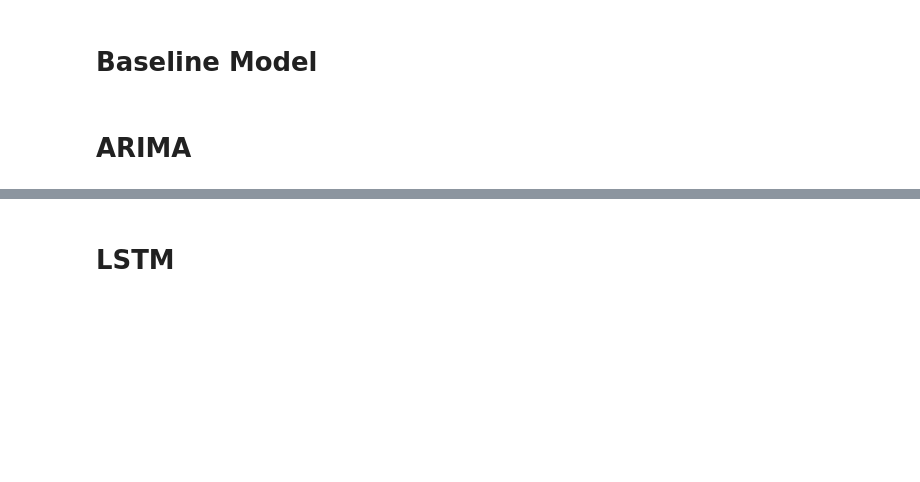
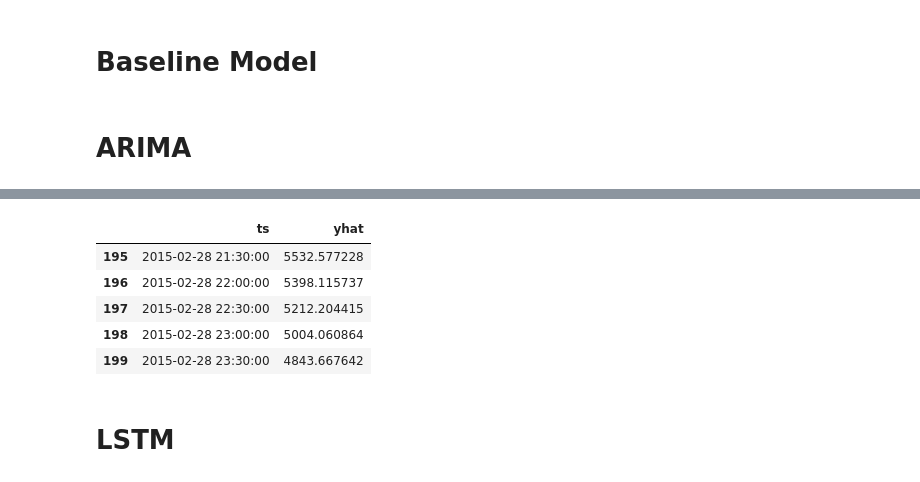
Before and after one commit to florivz/TSF-SS25-TimeGPT, a Jupyter notebook: skripts/forecasting/australian_electricity_model.ipynb, the cells around one changed output, grey strips where cells are left out. Cells and saved outputs as stored; diff of their text form; code cells hidden in the pictures; blank space fills up the shorter version.

```diff
--- a/skripts/forecasting/australian_electricity_model.ipynb
+++ b/skripts/forecasting/australian_electricity_model.ipynb
@@ -76,17 +87,3 @@ SyntaxError: invalid character '∏' (U+220F) (2268098417.py, line 6)
 # Baseline Model
 # %% [markdown]
 # ARIMA
-# %%
-start_arima = time.time()
-model = pm.auto_arima(
-    df_train['series_value'],
-    seasonal=True,
-    stepwise=True,
-    suppress_warnings=True,
-    trace=False
-)
-end_arima = time.time()
-
-duration_arima = end_arima - start_arima
-
-print("Training Duration: ", duration_arima)
@@ -114,3 +110,12 @@ RMSE: 2482.54
+# %%
+arima_result.tail()
+# %% [output]
+|  | ts | yhat |
+| 195 | 2015-02-28 21:30:00 | 5532.577228 |
+| 196 | 2015-02-28 22:00:00 | 5398.115737 |
+| 197 | 2015-02-28 22:30:00 | 5212.204415 |
+| 198 | 2015-02-28 23:00:00 | 5004.060864 |
+| 199 | 2015-02-28 23:30:00 | 4843.667642 |
 # %% [markdown]
 # LSTM
 # %% [markdown]
```
Also changed, not shown: parts of 23 cells of this notebook, 1 other file.
